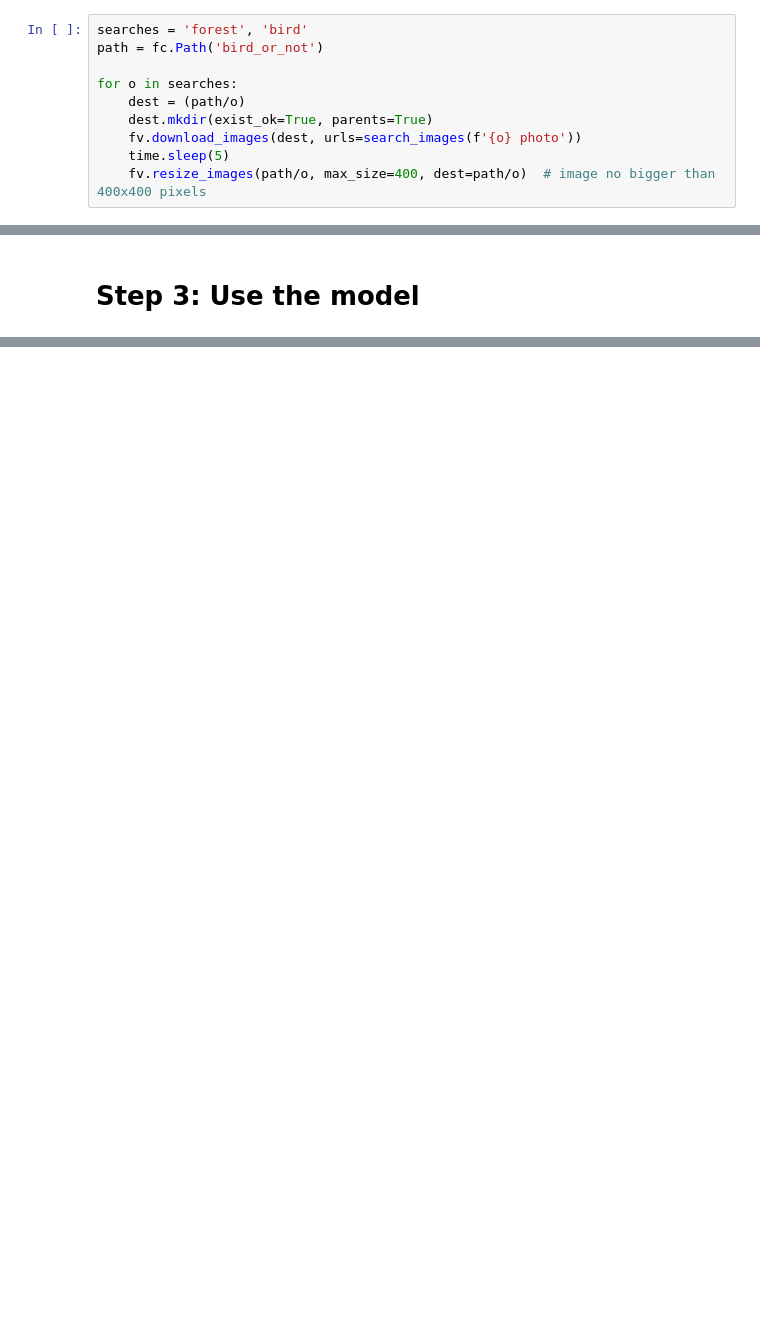
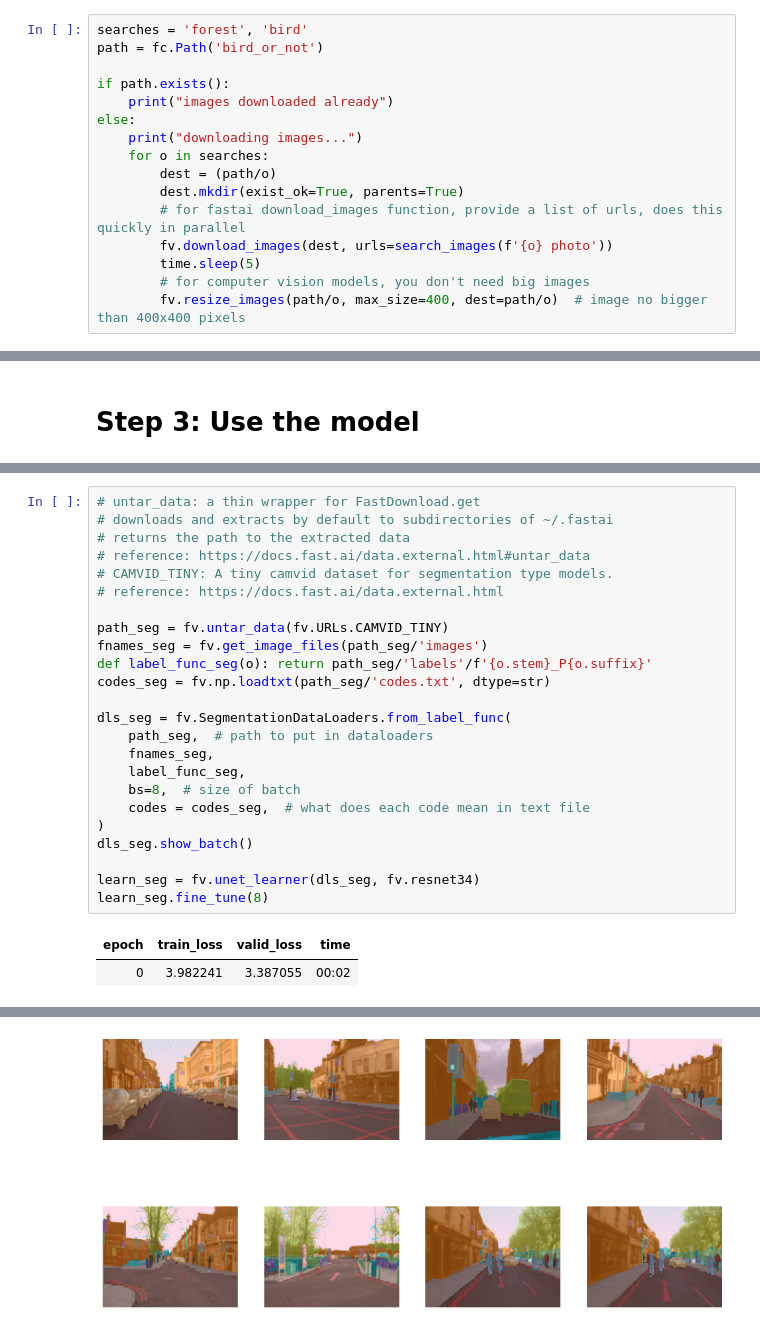
Before and after one commit to salazardenise/practical_deep_learning, a Jupyter notebook: 1_1_creating_model_from_data.ipynb, the cells around one changed output, grey strips where cells are left out. Cells and saved outputs as stored; diff of their text form; blank space fills up the shorter version.

Commit message:
add more examples for creating models from data

```diff
--- a/1_1_creating_model_from_data.ipynb
+++ b/1_1_creating_model_from_data.ipynb
@@ -48,9 +52,15 @@ getting a forest photo
 searches = 'forest', 'bird'
 path = fc.Path('bird_or_not')
 
-for o in searches:
-    dest = (path/o)
-    dest.mkdir(exist_ok=True, parents=True)
-    fv.download_images(dest, urls=search_images(f'{o} photo'))
-    time.sleep(5)
-    fv.resize_images(path/o, max_size=400, dest=path/o)  # image no bigger than 400x400 pixels
+if path.exists():
+    print("images downloaded already")
+else:
+    print("downloading images...")
+    for o in searches:
+        dest = (path/o)
+        dest.mkdir(exist_ok=True, parents=True)
+        # for fastai download_images function, provide a list of urls, does this quickly in parallel
+        fv.download_images(dest, urls=search_images(f'{o} photo'))
+        time.sleep(5)
+        # for computer vision models, you don't need big images
+        fv.resize_images(path/o, max_size=400, dest=path/o)  # image no bigger than 400x400 pixels
@@ -119,0 +168,27 @@ Probability it's a bird: 0.0000
+# %%
+# untar_data: a thin wrapper for FastDownload.get
+# downloads and extracts by default to subdirectories of ~/.fastai
+# returns the path to the extracted data
+# reference: https://docs.fast.ai/data.external.html#untar_data
+# CAMVID_TINY: A tiny camvid dataset for segmentation type models.
+# reference: https://docs.fast.ai/data.external.html
+
+path_seg = fv.untar_data(fv.URLs.CAMVID_TINY)
+fnames_seg = fv.get_image_files(path_seg/'images')
+def label_func_seg(o): return path_seg/'labels'/f'{o.stem}_P{o.suffix}'
+codes_seg = fv.np.loadtxt(path_seg/'codes.txt', dtype=str)
+
+dls_seg = fv.SegmentationDataLoaders.from_label_func(
+    path_seg,  # path to put in dataloaders
+    fnames_seg,
+    label_func_seg,
+    bs=8,  # size of batch
+    codes = codes_seg,  # what does each code mean in text file
+)
+dls_seg.show_batch()
+
+learn_seg = fv.unet_learner(dls_seg, fv.resnet34)
+learn_seg.fine_tune(8)
+# %% [output]
+| epoch | train_loss | valid_loss | time |
+| 0 | 3.982241 | 3.387055 | 00:02 |
@@ -119,0 +204 @@ Probability it's a bird: 0.0000
+[figure, added]
```
Also changed, not shown: parts of 23 cells of this notebook.
